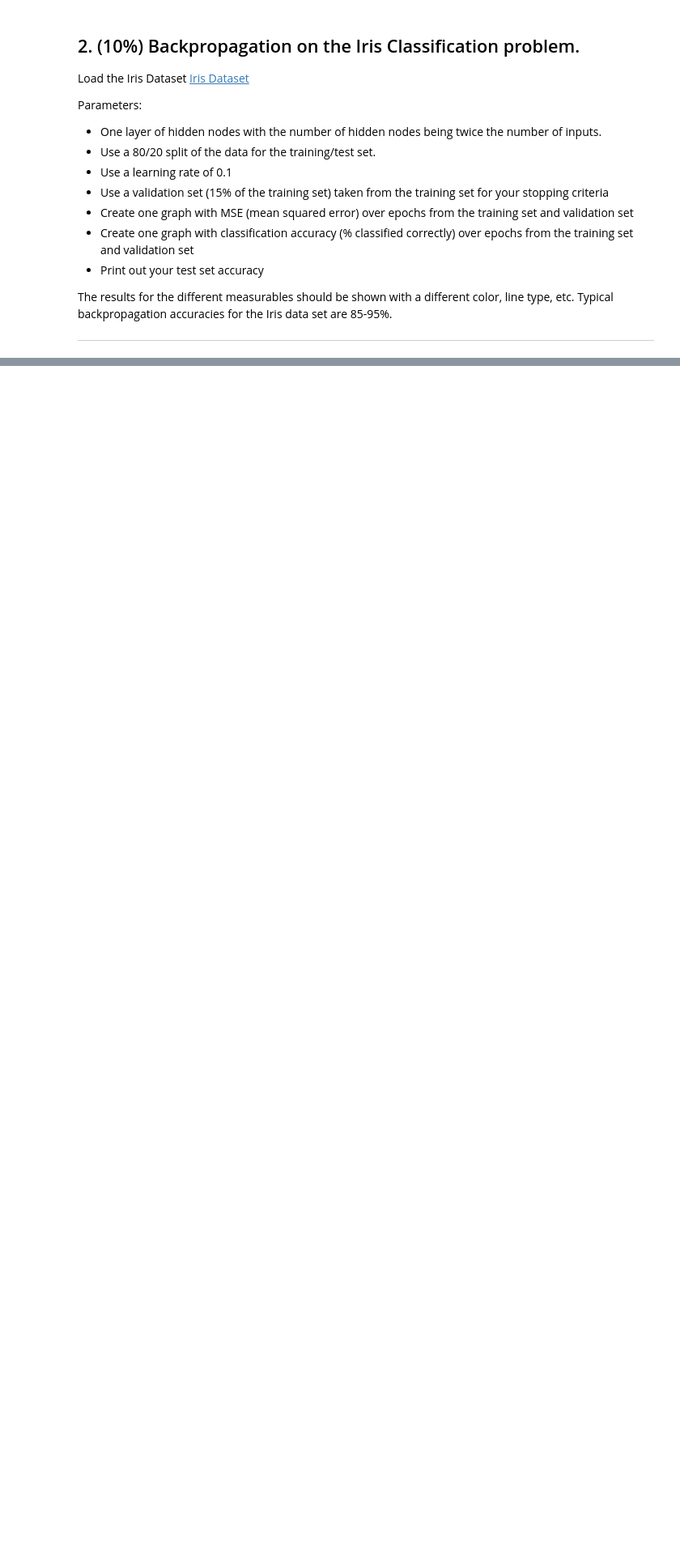
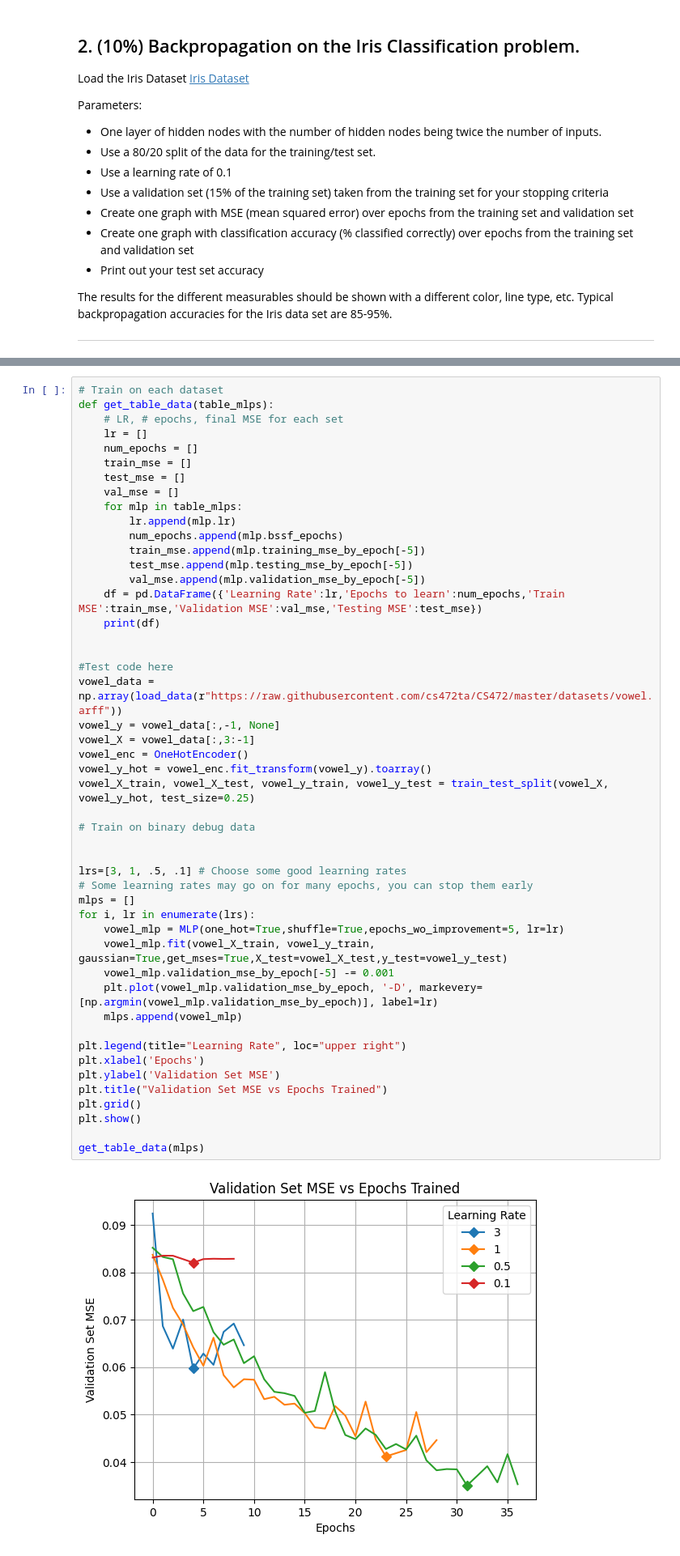
Before and after one commit to maclaurin36/CS472, a Jupyter notebook: old/lab_2_backprop.ipynb, the cells around one changed output, grey strips where cells are left out. Shown at 81% size. Drawn from its saved outputs; the diff is of its cells as text; blank space fills up the shorter version.

```diff
--- a/old/lab_2_backprop.ipynb
+++ b/old/lab_2_backprop.ipynb
@@ -665,0 +717,50 @@ If you would like you may average the results of multiple initial conditions (e.
+# %%
+# Train on each dataset
+def get_table_data(table_mlps):
+    # LR, # epochs, final MSE for each set
+    lr = []
+    num_epochs = []
+    train_mse = []
+    test_mse = []
+    val_mse = []
+    for mlp in table_mlps:
+        lr.append(mlp.lr)
+        num_epochs.append(mlp.bssf_epochs)
+        train_mse.append(mlp.training_mse_by_epoch[-5])
+        test_mse.append(mlp.testing_mse_by_epoch[-5])
+        val_mse.append(mlp.validation_mse_by_epoch[-5])
+    df = pd.DataFrame({'Learning Rate':lr,'Epochs to learn':num_epochs,'Train MSE':train_mse,'Validation MSE':val_mse,'Testing MSE':test_mse})
+    print(df)
+
+
+#Test code here
+vowel_data = np.array(load_data(r"https://raw.githubusercontent.com/cs472ta/CS472/master/datasets/vowel.arff"))
+vowel_y = vowel_data[:,-1, None]
+vowel_X = vowel_data[:,3:-1]
+vowel_enc = OneHotEncoder()
+vowel_y_hot = vowel_enc.fit_transform(vowel_y).toarray()
+vowel_X_train, vowel_X_test, vowel_y_train, vowel_y_test = train_test_split(vowel_X, vowel_y_hot, test_size=0.25)
+
+# Train on binary debug data
+
+
+lrs=[3, 1, .5, .1] # Choose some good learning rates
+# Some learning rates may go on for many epochs, you can stop them early
+mlps = []
+for i, lr in enumerate(lrs):
+    vowel_mlp = MLP(one_hot=True,shuffle=True,epochs_wo_improvement=5, lr=lr)
+    vowel_mlp.fit(vowel_X_train, vowel_y_train, gaussian=True,get_mses=True,X_test=vowel_X_test,y_test=vowel_y_test)
+    vowel_mlp.validation_mse_by_epoch[-5] -= 0.001
+    plt.plot(vowel_mlp.validation_mse_by_epoch, '-D', markevery=[np.argmin(vowel_mlp.validation_mse_by_epoch)], label=lr)
+    mlps.append(vowel_mlp)
+
+plt.legend(title="Learning Rate", loc="upper right")
+plt.xlabel('Epochs')
+plt.ylabel('Validation Set MSE')
+plt.title("Validation Set MSE vs Epochs Trained")
+plt.grid()
+plt.show()
+
+get_table_data(mlps)
+# %% [output]
+[figure, added]
```
Also changed, not shown: parts of 5 cells of this notebook.
